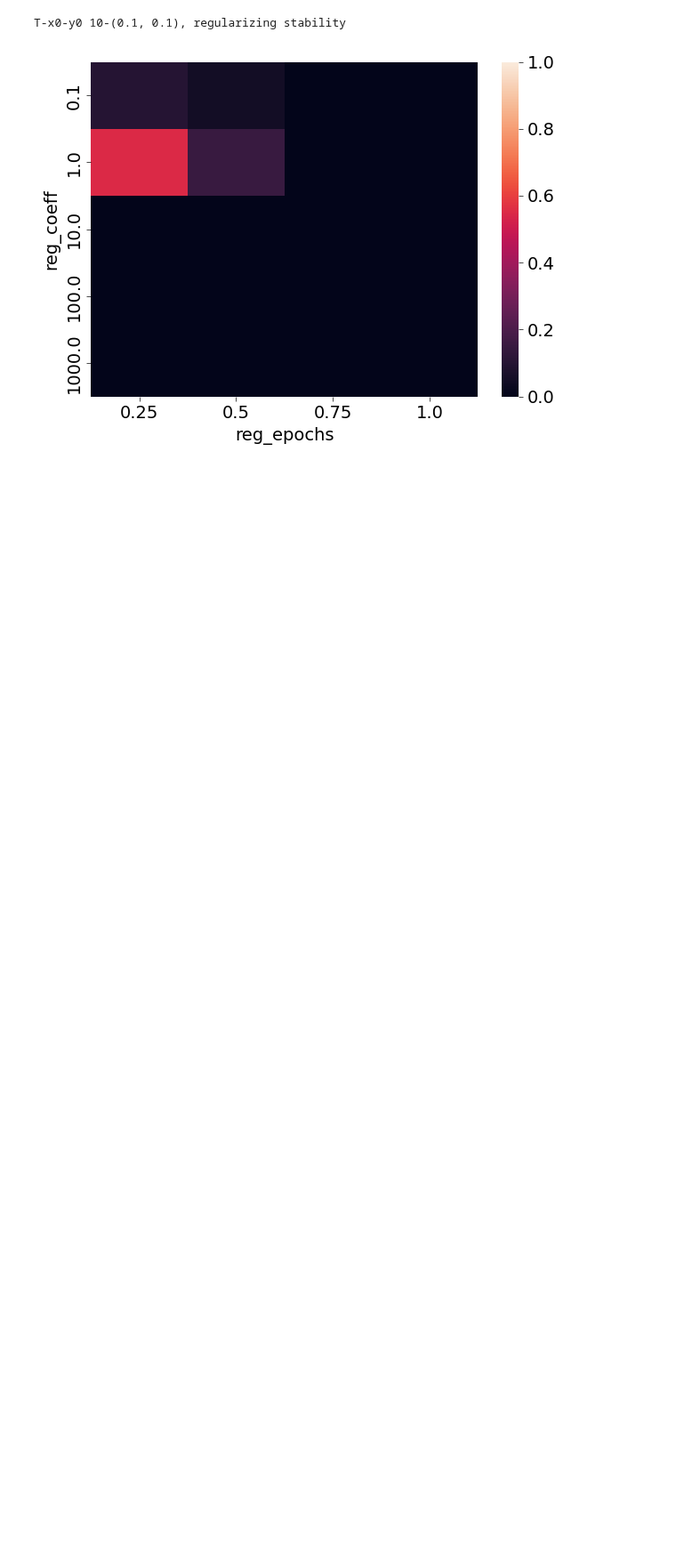
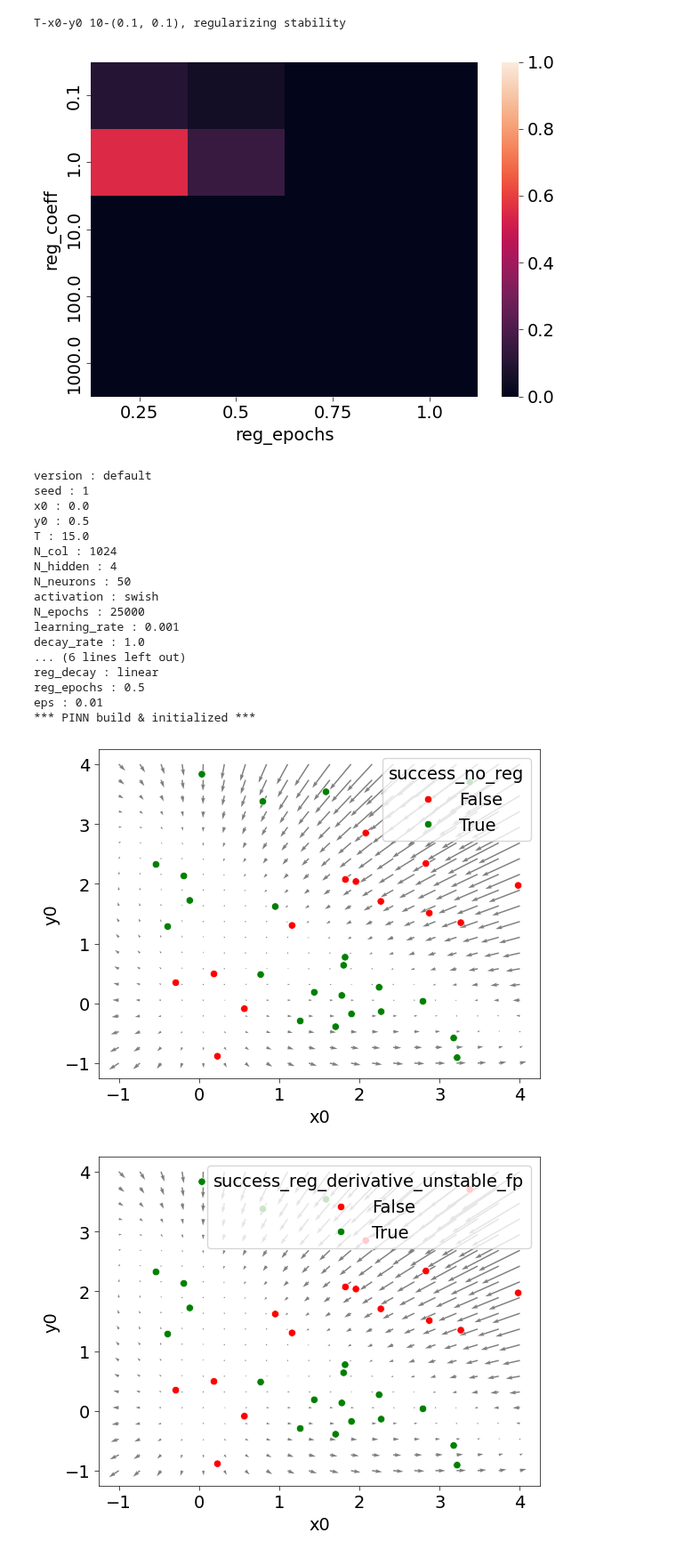
Before and after one commit to losmib/PINNs_fixed_points, a Jupyter notebook: 2d_toy_example/results_visualizations.ipynb, the cells around one changed output. Shown at 89% size. Saved outputs shown, nothing was run; the diff lists cells and outputs as text; code cells hidden in the pictures; blank space fills up the shorter version.

```diff
--- a/2d_toy_example/results_visualizations.ipynb
+++ b/2d_toy_example/results_visualizations.ipynb
@@ -118,3 +119,57 @@ T-x0-y0 10-(0.1, 0.1), regularizing stability around the fixed point
 [figure]
 T-x0-y0 10-(0.1, 0.1), regularizing stability
 [figure]
+# %%
+from configs.config_loader import load_config
+from model.neural_net import PhysicsInformedNN
+
+
+config = load_config('configs/default.yaml')
+PINN = PhysicsInformedNN(config)
+
+results_table = pd.read_csv("visual_results.csv")
+results_table["x0"] = results_table["(x0, y0)"].apply(lambda row: eval(row)[0])
+results_table["y0"] = results_table["(x0, y0)"].apply(lambda row: eval(row)[1])
+
+colors = {True: "green", False: "red"}
+
+xscale, yscale, n_arrows = 1.2, 2, 20
+x = np.linspace(-1, 4, n_arrows)
+x_t = np.linspace(-1, 4, n_arrows)
+XX, YY = np.meshgrid(x, x_t)
+Y = np.vstack([XX.flatten(), YY.flatten()])
+t = np.zeros(len(Y))
+[dx, dy] = PINN.data.diff_equations(t, Y)
+x, y = XX.flatten(), YY.flatten()
+
+
+plt.figure()
+plt.quiver(x, y, dx, dy, color='0.5')
+sns.scatterplot(data=results_table, x="x0", y="y0", hue="success_no_reg", palette=colors)
+plt.show()
+
+
+plt.figure()
+plt.quiver(x, y, dx, dy, color='0.5')
+sns.scatterplot(data=results_table, x="x0", y="y0", hue="success_reg_derivative_unstable_fp", palette=colors)
+plt.show()
+# %% [output]
+version : default
+seed : 1
+x0 : 0.0
+y0 : 0.5
+T : 15.0
+N_col : 1024
+N_hidden : 4
+N_neurons : 50
+activation : swish
+N_epochs : 25000
+learning_rate : 0.001
+decay_rate : 1.0
+... (6 lines left out)
+reg_decay : linear
+reg_epochs : 0.5
+eps : 0.01
+*** PINN build & initialized ***
+[figure, added]
+[figure, added]
```
Also changed, not shown: parts of 2 cells of this notebook, 9 other files.
